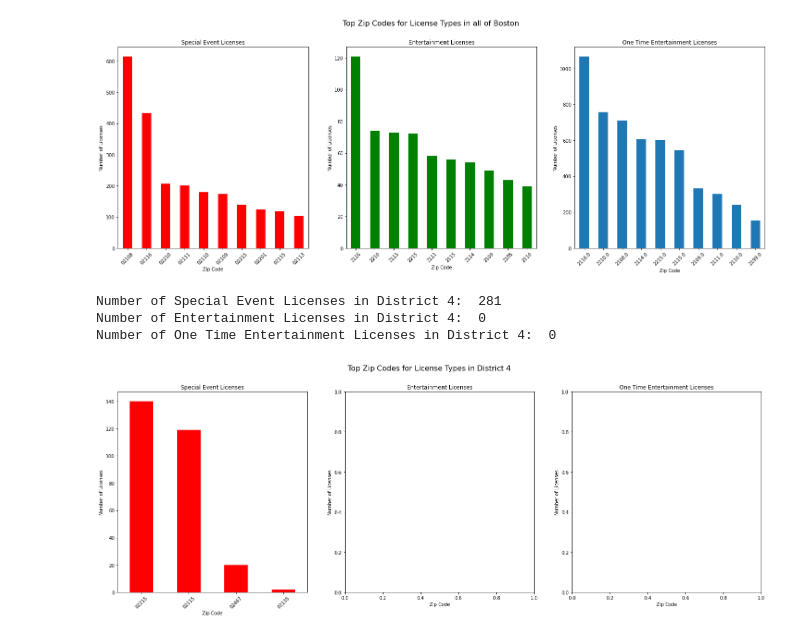
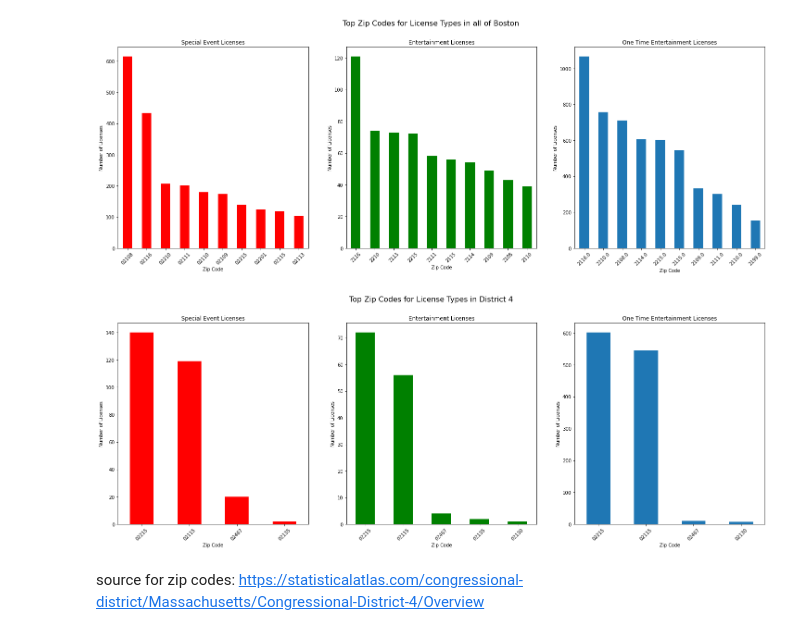
Before and after one commit to BU-Spark/ds-councilor-worrell-small-business, a Jupyter notebook: Deliverable2/licenses.ipynb, the cells around one changed output. Drawn from its saved outputs; the diff is of its cells as text; code cells hidden in the pictures.

```diff
--- a/Deliverable2/licenses.ipynb
+++ b/Deliverable2/licenses.ipynb
@@ -43,34 +43,39 @@ plt.show()
 # %% [output]
 [figure]
 # %%
-#using the zip codes for distrcit 4, delete all rows that do not have a zip code in the district 4 zip code list
+#go through the zip code column in the entertainment licenses dataset and add a 0 to the beginning of each zip code
+ent_licenses['zip'] = ent_licenses['zip'].apply(lambda x: '0' + str(x) if len(str(x)) == 4 else str(x))
+
+#go through the zip code column in the one time entertainment licenses dataset and add a 0 to the beginning of each zip code while also deleting the last 2 digits
+ote_licenses['zip'] = ote_licenses['zip'].apply(lambda x: '0' + str(x)[:-2] if len(str(x)) == 6 else str(x))
+
+
+#remove all the zip codes that are not in district 4
 spe_licenses = spe_licenses[spe_licenses['Zip Code'].isin(district4Zips)]
 ent_licenses = ent_licenses[ent_licenses['zip'].isin(district4Zips)]
 ote_licenses = ote_licenses[ote_licenses['zip'].isin(district4Zips)]
-
-#count the number of licenses in each of the dataframes and print the results
-print('Number of Special Event Licenses in District 4: ', len(spe_licenses))
-print('Number of Entertainment Licenses in District 4: ', len(ent_licenses))
-print('Number of One Time Entertainment Licenses in District 4: ', len(ote_licenses))
 
 #place the bar graphs side by side, include a legend, and label the x and y axes
 fig, ax = plt.subplots(1, 3, figsize=(25, 8))
 #set a title for the figure
 fig.suptitle('Top Zip Codes for License Types in District 4', fontsize=16)
 spe_licenses['Zip Code'].value_counts().head(10).plot(kind='bar',color = 'red', ax=ax[0])
 ax[0].set_title('Special Event Licenses')
 ax[0].set_xlabel('Zip Code')
 ax[0].set_ylabel('Number of Licenses')
 ax[0].set_xticklabels(spe_licenses['Zip Code'].value_counts().head(10).index, rotation=45)
+ent_licenses['zip'].value_counts().head(10).plot(kind='bar',color = 'green', ax=ax[1])
 ax[1].set_title('Entertainment Licenses')
 ax[1].set_xlabel('Zip Code')
 ax[1].set_ylabel('Number of Licenses')
+ax[1].set_xticklabels(ent_licenses['zip'].value_counts().head(10).index, rotation=45)
+ote_licenses['zip'].value_counts().head(10).plot(kind='bar', ax=ax[2])
 ax[2].set_title('One Time Entertainment Licenses')
 ax[2].set_xlabel('Zip Code')
 ax[2].set_ylabel('Number of Licenses')
+ax[2].set_xticklabels(ote_licenses['zip'].value_counts().head(10).index, rotation=45)
 plt.show()
 # %% [output]
-Number of Special Event Licenses in District 4:  281
-Number of Entertainment Licenses in District 4:  0
-Number of One Time Entertainment Licenses in District 4:  0
-[figure, old version]
+[figure, new version]
+# %% [markdown]
+source for zip codes: https://statisticalatlas.com/congressional-district/Massachusetts/Congressional-District-4/Overview
```
